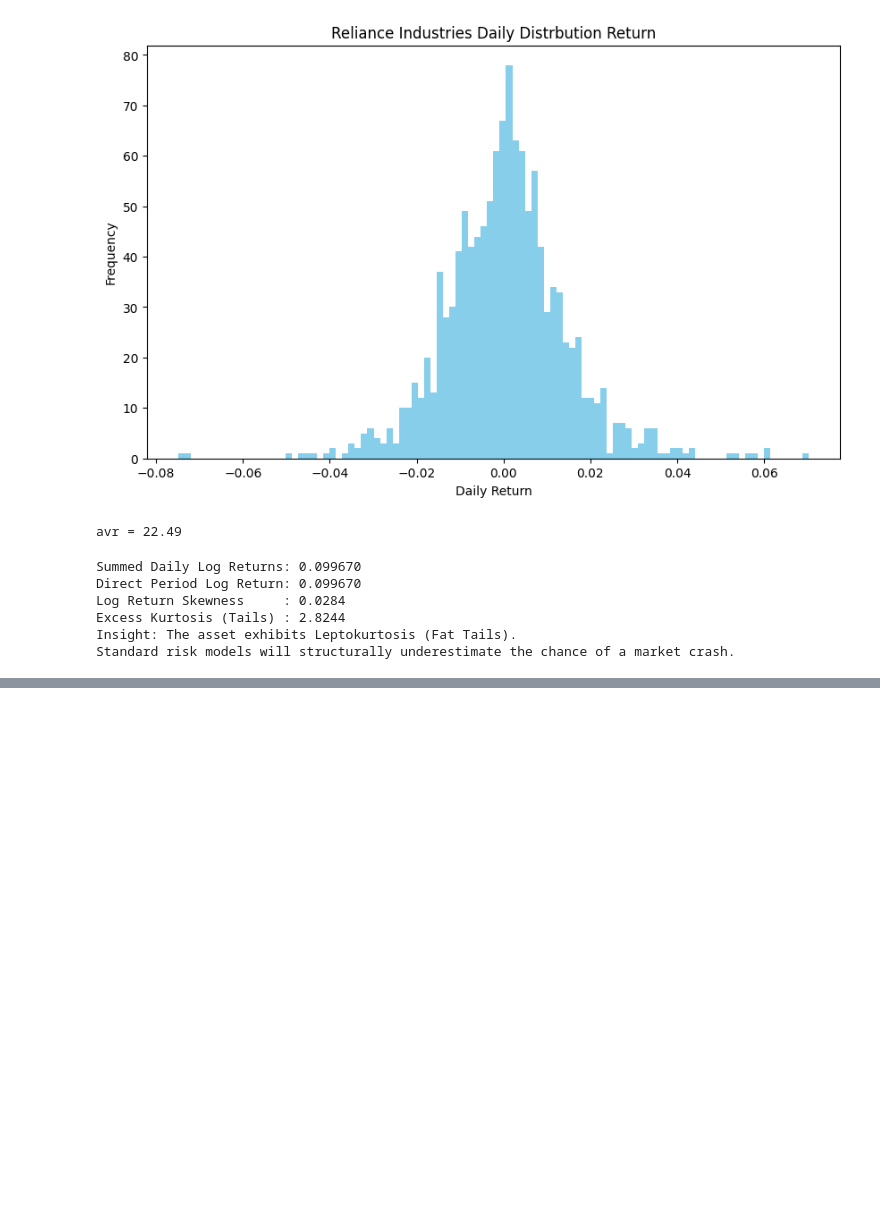
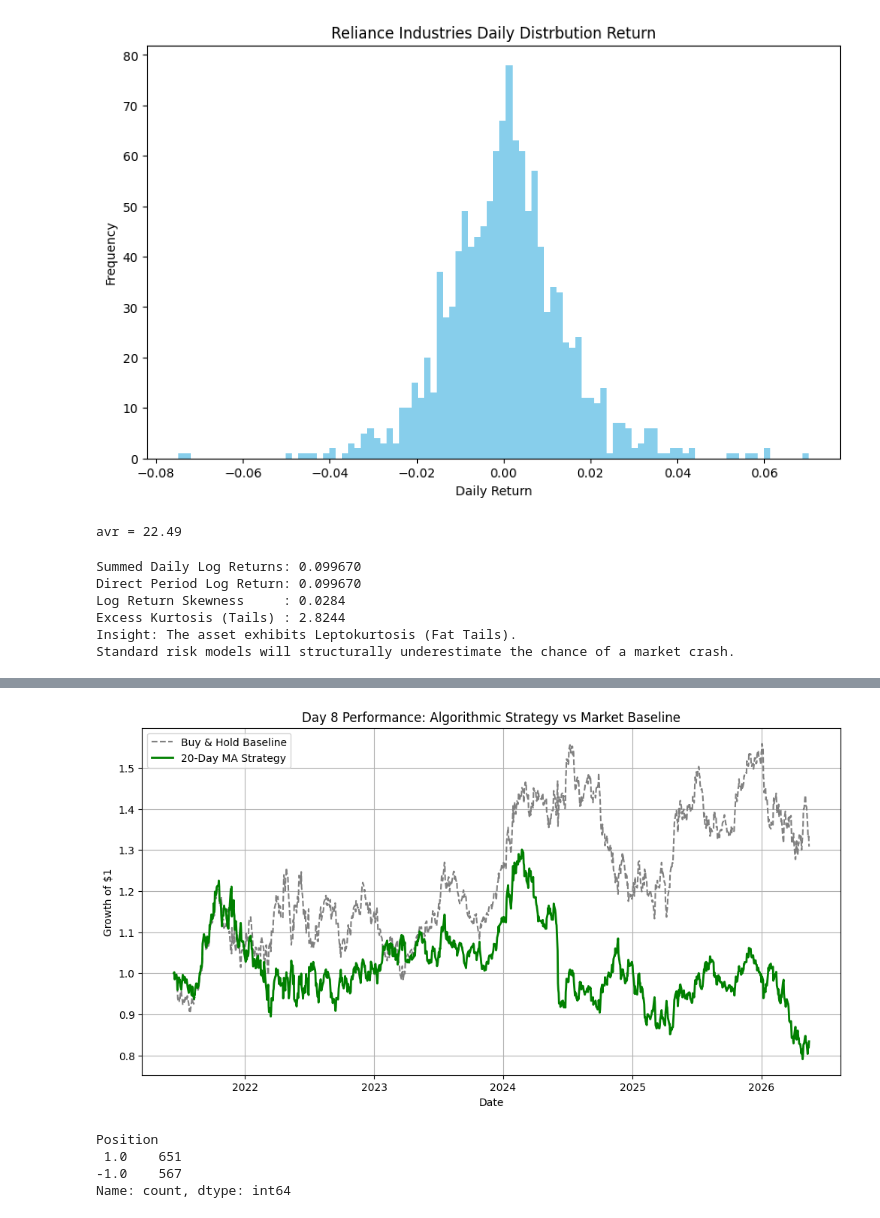
Before and after one commit to justcode00/quant_summer_2026, a Jupyter notebook: week1_analysis.ipynb, the cells around one changed output, grey strips where cells are left out. Saved outputs shown, nothing was run; the diff lists cells and outputs as text; code cells hidden in the pictures; blank space fills up the shorter version.

```diff
--- a/week1_analysis.ipynb
+++ b/week1_analysis.ipynb
@@ -9,6 +9,9 @@ ticker = "RELIANCE.NS"
 print(f"Downloading data for {ticker}...")
 data = yf.download(ticker, start="2021-05-18", end="2026-05-18")
 
+if isinstance(data.columns, pd.MultiIndex):
+    data.columns = data.columns.get_level_values(0)
+
 print("\n--- First 5 Rows of Data ---")
 print(data.head())
 print(data.tail())
@@ -189,25 +192,25 @@ Standard risk models will structurally underestimate the chance of a market cras
 # STEP 1: Calculate a 20-Day Rolling Mean (Simple Moving Average)
 # TODO: Use .rolling() with a window of 20 and apply the mean function to adj_close.
 # Save it into a new column inside your dataframe called data['SMA_20']
-data['SMA_20'] = adj_close.rolling(window = 20).mean()
+data['SMA_10'] = adj_close.rolling(window = 20).mean()
 
 
 # STEP 2: Calculate a 20-Day Rolling Volatility (Standard Deviation)
 # TODO: Use .rolling() with a window of 20 and apply the standard deviation (.std()) function.
 # Save it into a new column called data['Rolling_Vol_20']
-data['Rolling_Vol_20'] = adj_close.rolling(window=20).std()
+data['Rolling_Vol_10'] = adj_close.rolling(window=20).std()
 
 
 print("--- 20-Day Rolling Window Framework ---")
 # This prints out a slice where the rolling windows have enough data to compute
-print(data[['Close', 'SMA_20', 'Rolling_Vol_20']].dropna().head(10))
+print(data[['Close', 'SMA_10', 'Rolling_Vol_10']].dropna().head(10))
 
 
 # STEP 3: Fetch the latest data point for our trading signal
 # We use .iloc[-1] to grab the very last row (today's live market data)
 latest_row = data.iloc[-1]
 current_price = latest_row['Close'].squeeze()
-current_sma = latest_row['SMA_20'].squeeze()
+current_sma = latest_row['SMA_10'].squeeze()
 
 
 print("\n=========================================")
@@ -249,3 +252,9 @@ Date
 -----------------------------------------
 Signal: Bearish Momentum-> The current price is lower than the average of the previous trend
 =========================================
+# %%
+df = data.copy().sort_index()
+df['Signal'] = np.where(df['Close'] > df['SMA_10'], 1, -1)
+df['Position'] = df['Signal'].shift(1)
+df = df.dropna()
+df.head()
@@ -251,0 +269,7 @@ Signal: Bearish Momentum-> The current price is lower than the average of the pr
+# %%
+df['Market_Return'] = df['Close'].pct_change()
+df['Strategy_Return'] = df['Market_Return'] * df['Position']
+
+df['Baseline_Equity'] = (1 + df['Market_Return'].fillna(0)).cumprod()
+df['Strategy_Equity'] = (1 + df['Strategy_Return'].fillna(0)).cumprod()
+df.tail()
@@ -251,0 +284,23 @@ Signal: Bearish Momentum-> The current price is lower than the average of the pr
+# %%
+#MA Strategy
+plt.figure(figsize=(12, 6))
+
+plt.plot(df['Baseline_Equity'], label='Buy & Hold Baseline', color='gray', linestyle='--')
+plt.plot(df['Strategy_Equity'], label='20-Day MA Strategy', color='green', linewidth=2)
+
+plt.title('Day 8 Performance: Algorithmic Strategy vs Market Baseline')
+plt.xlabel('Date')
+plt.ylabel('Growth of $1')
+plt.legend()
+plt.grid(True)
+plt.show()
+# %% [output]
+[figure, added]
+# %%
+# This will show if our strategy is actually generating trades
+print(df['Position'].value_counts())
+# %% [output]
+Position
+ 1.0    651
+-1.0    567
+Name: count, dtype: int64
```
Also changed, not shown: parts of 14 cells of this notebook.
